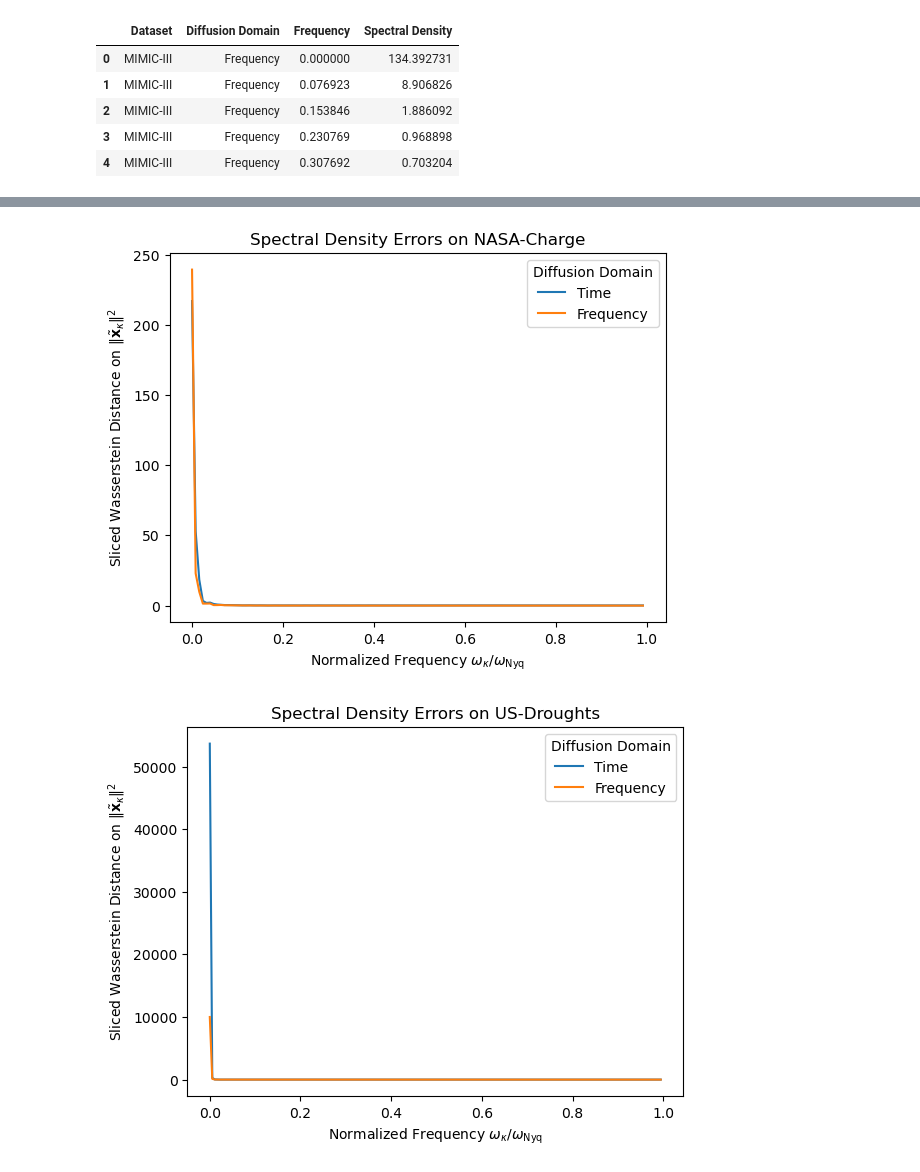
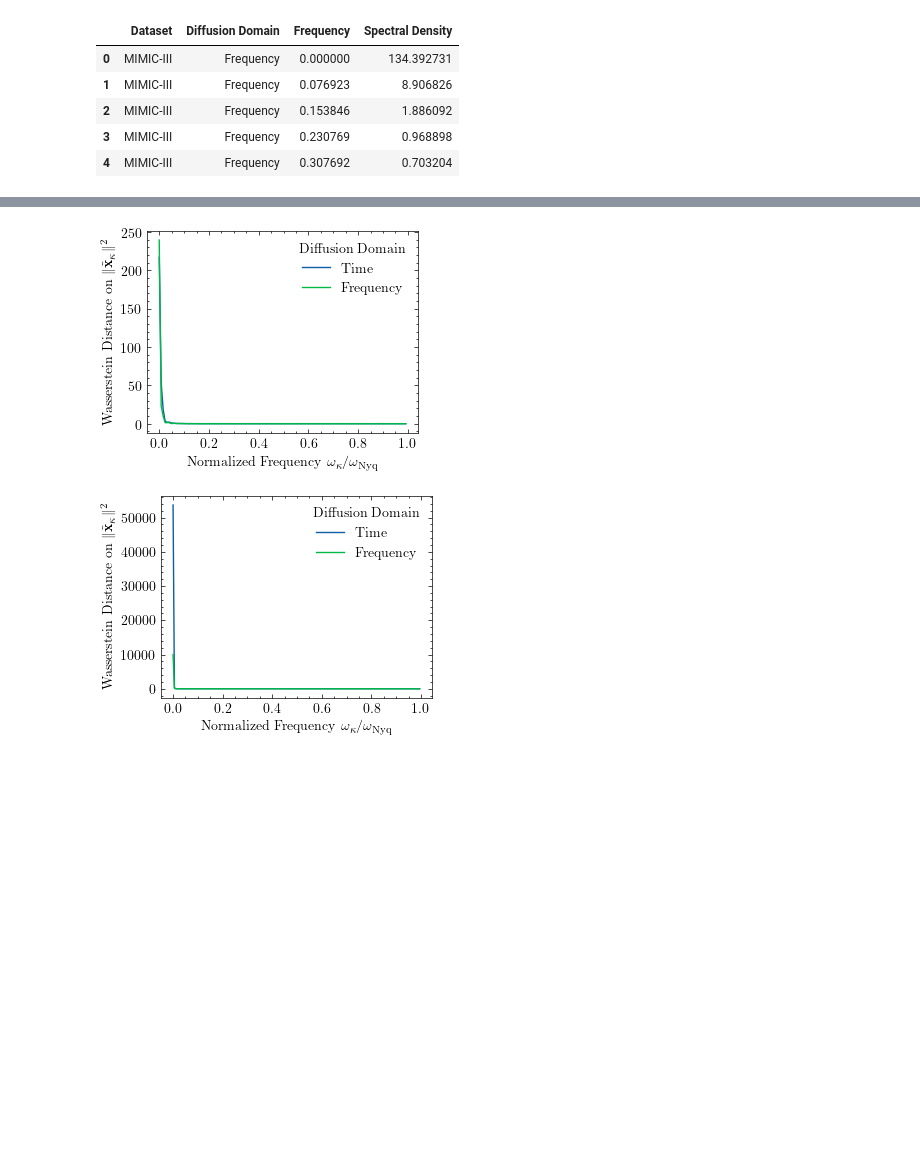
Before and after one commit to JonathanCrabbe/FourierDiffusion, a Jupyter notebook: notebooks/results.ipynb, the cells around one changed output, grey strips where cells are left out. Drawn from its saved outputs; the diff is of its cells as text; code cells hidden in the pictures; blank space fills up the shorter version.

```diff
--- a/notebooks/results.ipynb
+++ b/notebooks/results.ipynb
@@ -7,11 +7,14 @@ import seaborn as sns
 import matplotlib.pyplot as plt
 import warnings
 import torch
+import scienceplots
 
 from einops import rearrange
 from typing import Any
 
-warnings.simplefilter("ignore", (UserWarning, FutureWarning))
+plt.style.use('science')
+
+warnings.filterwarnings("ignore")
 # %%
 def infer_dataset(config: dict[str, Any]) -> str:
     datamodule = config["datamodule"]["_target_"]
@@ -275,8 +255,7 @@ for dataset in spectral_df.Dataset.unique():
         hue="Diffusion Domain",
         hue_order=["Time", "Frequency"],
     )
-    plt.title(f"Spectral Density Errors on {dataset}")
-    plt.ylabel(r"Sliced Wasserstein Distance on $\|\tilde{\mathbf{x}}_\kappa \|^2$")
+    plt.ylabel(r"Wasserstein Distance on $\|\tilde{\mathbf{x}}_\kappa \|^2$")
     plt.xlabel(r"Normalized Frequency $\omega_\kappa  /  \omega_{\mathrm{Nyq}}$")
     plt.savefig(save_dir / f"figures/spectral_density_{dataset.lower()}.pdf")
     plt.show()
@@ -285,2 +264,2 @@ for dataset in spectral_df.Dataset.unique():
-[figure, old version]
+[figure, new version]
-[figure, old version]
+[figure, new version]
```
Also changed, not shown: parts of 3 cells of this notebook, 1 other file.
